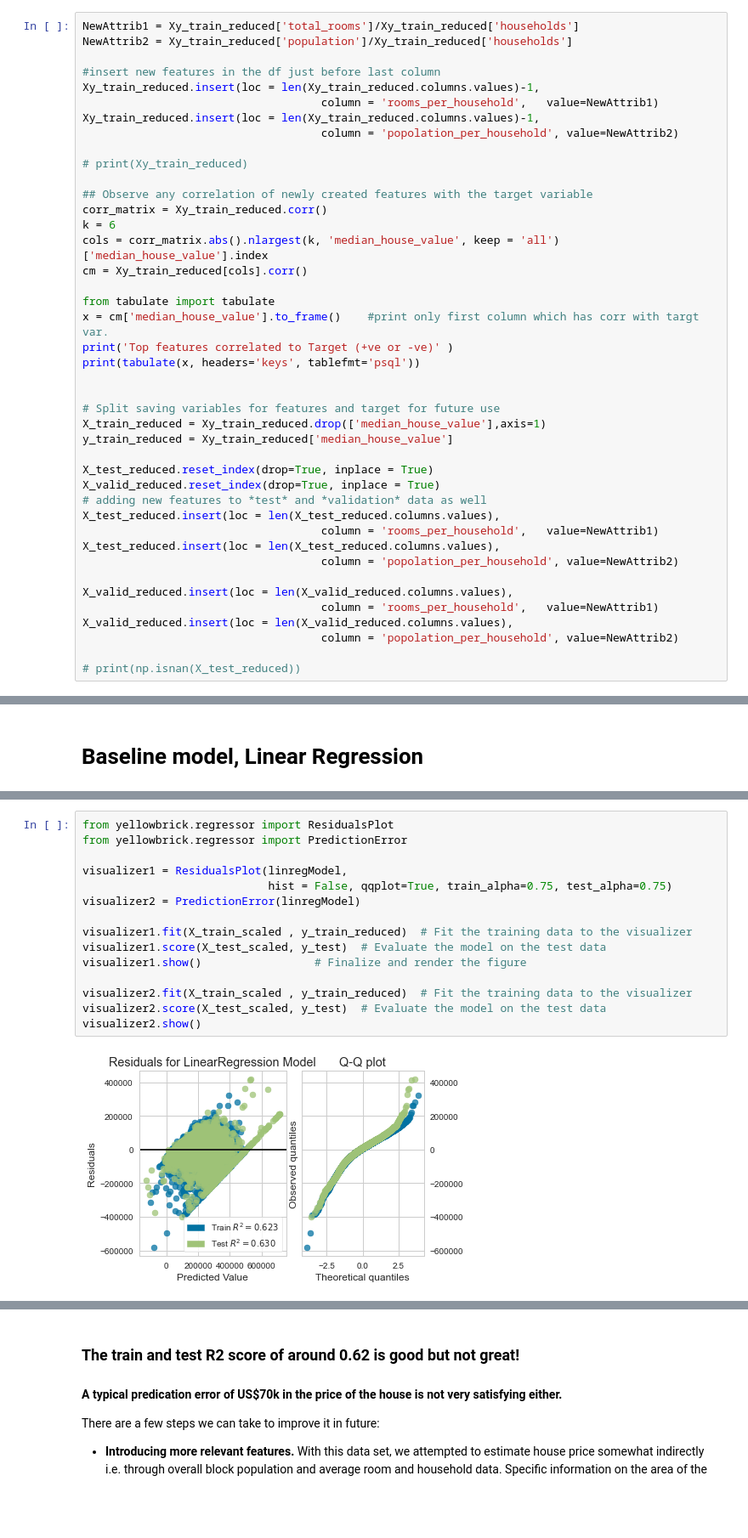
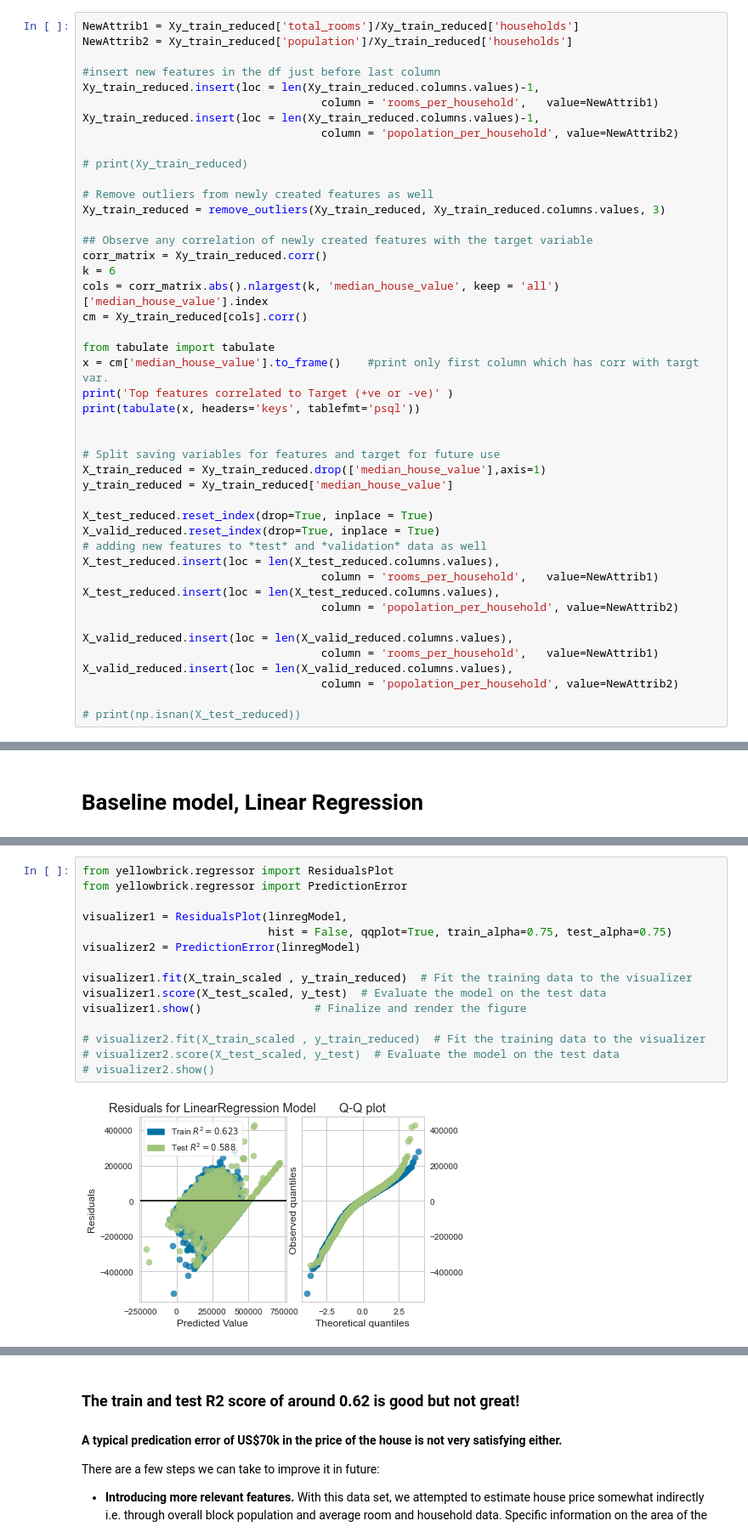
Before and after one commit to zohaibdr/DSportfolio_, a Jupyter notebook: 2.Calif-Housing-Pred/HouseValuePred.ipynb, the cells around one changed output, grey strips where cells are left out. Shown at 85% size. Drawn from its saved outputs; the diff is of its cells as text; blank space fills up the shorter version.

```diff
--- a/2.Calif-Housing-Pred/HouseValuePred.ipynb
+++ b/2.Calif-Housing-Pred/HouseValuePred.ipynb
@@ -320,6 +323,9 @@ Xy_train_reduced.insert(loc = len(Xy_train_reduced.columns.values)-1,
                                     column = 'popolation_per_household', value=NewAttrib2)
 
 # print(Xy_train_reduced)
+
+# Remove outliers from newly created features as well
+Xy_train_reduced = remove_outliers(Xy_train_reduced, Xy_train_reduced.columns.values, 3)
 
 ## Observe any correlation of newly created features with the target variable
 corr_matrix = Xy_train_reduced.corr()
@@ -446,17 +502,17 @@ Test R2 score is 0.63 while RMSE is 70354.06
 # %%
 from yellowbrick.regressor import ResidualsPlot
 from yellowbrick.regressor import PredictionError
 
 visualizer1 = ResidualsPlot(linregModel,
                             hist = False, qqplot=True, train_alpha=0.75, test_alpha=0.75)
 visualizer2 = PredictionError(linregModel)
 
 visualizer1.fit(X_train_scaled , y_train_reduced)  # Fit the training data to the visualizer
 visualizer1.score(X_test_scaled, y_test)  # Evaluate the model on the test data
 visualizer1.show()                 # Finalize and render the figure
 
-visualizer2.fit(X_train_scaled , y_train_reduced)  # Fit the training data to the visualizer
-visualizer2.score(X_test_scaled, y_test)  # Evaluate the model on the test data
-visualizer2.show()
+# visualizer2.fit(X_train_scaled , y_train_reduced)  # Fit the training data to the visualizer
+# visualizer2.score(X_test_scaled, y_test)  # Evaluate the model on the test data
+# visualizer2.show()
 # %% [output]
-[figure, old version]
+[figure, new version]
```
Also changed, not shown: parts of 24 cells of this notebook, 3 other files.
